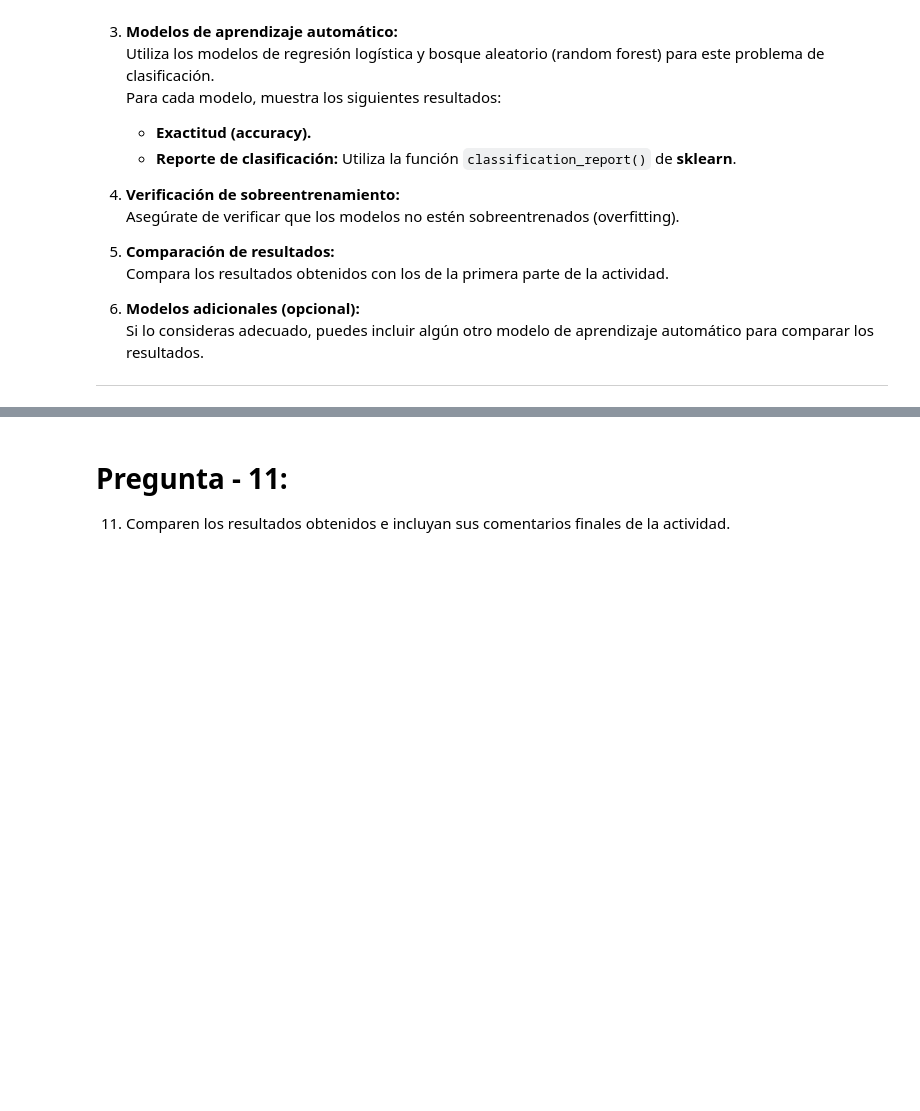
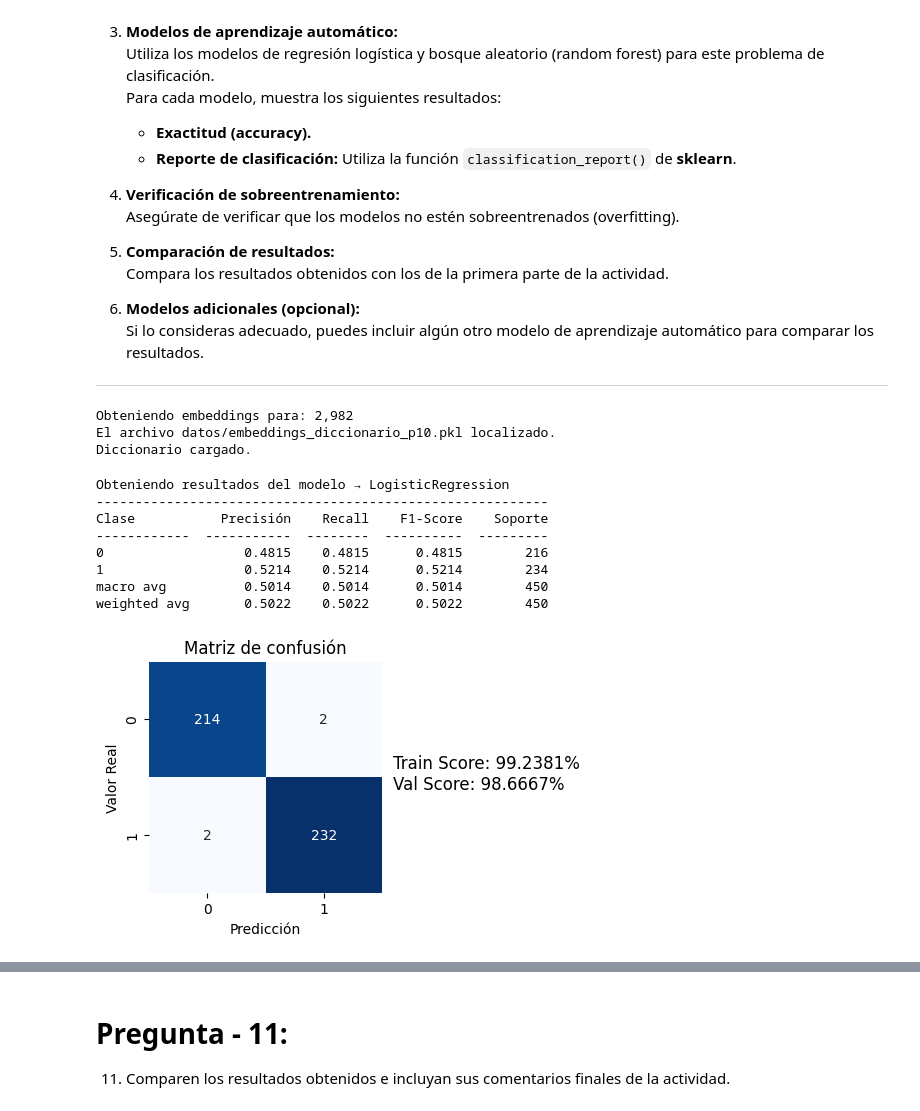
Before and after one commit to Jarcos09/Tareas, a Jupyter notebook: Team18_MNA_NLP_semana_5_Actividad_Embeddings_2025.ipynb, the cells around one changed output, grey strips where cells are left out. Saved outputs shown, nothing was run; the diff lists cells and outputs as text; code cells hidden in the pictures; blank space fills up the shorter version.

```diff
--- a/Team18_MNA_NLP_semana_5_Actividad_Embeddings_2025.ipynb
+++ b/Team18_MNA_NLP_semana_5_Actividad_Embeddings_2025.ipynb
@@ -1007,5 +1010,52 @@ weighted avg       0.8045    0.8022      0.8022        450
 # %%
 # Incluye todas las líneas de código y celdas que consideres adecuadas para este ejercicio.
 
+tokens_comentario = dict(zip(df['review'],df['label']))
 
-None
+df_comentario = df.copy()
+
+respaldo = 'embeddings_diccionario_p10.pkl'
+diccionario_comentario = obtener_embedding(tokens_comentario,respaldo)
+
+df_comentario["embedding"] = df_comentario["review"].map(diccionario_comentario)
+
+
+# ******* Inlcuye a continuación todas las líneas de código y celdas que requieras
+# %% [output]
+Obteniendo embeddings para: 2,982
+El archivo datos/embeddings_diccionario_p10.pkl localizado.
+Diccionario cargado.
+# %%
+X_embeding = df_comentario["embedding"].to_list()
+
+
+x_train, x_val_and_test, y_train, y_val_and_test = train_test_split(
+    X_embeding,           # Lista de comentarios procesados
+    Y,                    # Serie de etiquetas
+    train_size=0.70,      # 70% para entrenamiento
+    shuffle=True,         # Mezclar antes de partir
+    random_state=1        # Semilla para reproducibilidad
+)
+
+# ——————————————————————————
+# 2️⃣ Partición secundaria: 50% validación, 50% test del 30% restante
+# ——————————————————————————
+x_val, x_test, y_val, y_test = train_test_split(
+    x_val_and_test,       # Comentarios (30%)
+    y_val_and_test,       # Etiquetas (30%)
+    test_size=0.50,       # 15% validación, 15% test
+    shuffle=True,         # Volver a mezclar
+    random_state=17       # Otra semilla para variación
+)
+# %%
+resultados(modeloLR, x_train,y_train,x_val,y_val,x_test)
+# %% [output]
+Obteniendo resultados del modelo → LogisticRegression
+----------------------------------------------------------
+Clase           Precisión    Recall    F1-Score    Soporte
+------------  -----------  --------  ----------  ---------
+0                  0.4815    0.4815      0.4815        216
+1                  0.5214    0.5214      0.5214        234
+macro avg          0.5014    0.5014      0.5014        450
+weighted avg       0.5022    0.5022      0.5022        450
+[figure, added]
```
Also changed, not shown: parts of 14 cells of this notebook.
